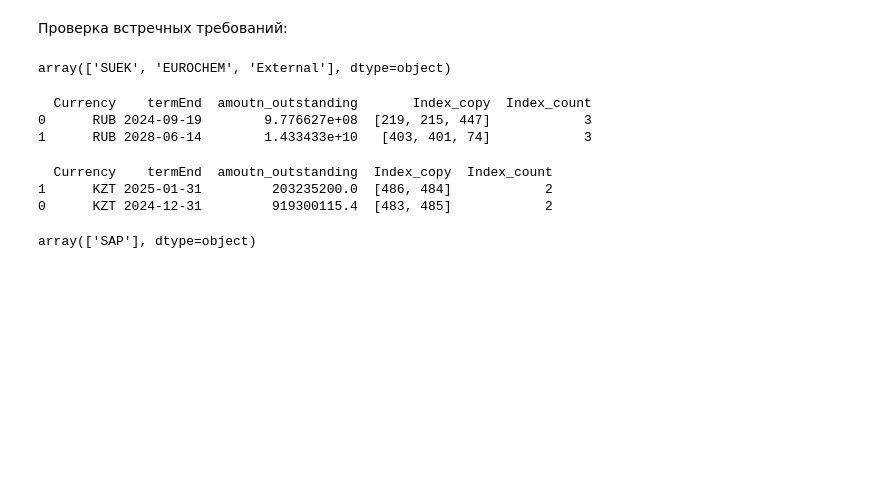
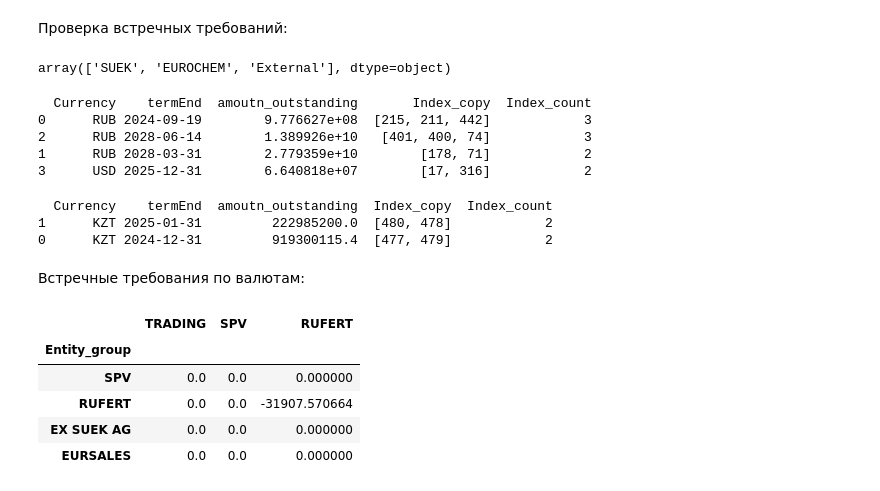
Before and after one commit to Lirollel/Work_AIM_Jupyter-Python-Pandas, a Jupyter notebook: OCP/Debt/Debt.ipynb, the cells around one changed output. Cells and saved outputs as stored; diff of their text form; code cells hidden in the pictures; blank space fills up the shorter version.

```diff
--- a/OCP/Debt/Debt.ipynb
+++ b/OCP/Debt/Debt.ipynb
@@ -14,4 +3,14 @@ from datetime import date
 # %%
+Today = '2024-06-30'
+Mounth = 'Jun'
+
+print_Debt = False
+print_counterclaims = True
+excel_tofolder_on_Z = False
+
+import pandas as pd
+import numpy as np
+from datetime import date
 import sys
 sys.path.append("C:\\Users\\KlimovaAnnaA\\Documents\\MyFiles\\Projects\\OCP")
 from Defs import merge_SalesUnits
@@ -232,12 +231,12 @@ for group in ['SUEK', 'EUROCHEM']:
         new_list(data_export, file, 'SQL', index=True)
 # %% [output]
   Currency    termEnd  amoutn_outstanding       Index_copy  Index_count
-0      RUB 2024-09-19        9.776627e+08  [219, 215, 447]            3
-1      RUB 2028-06-14        1.433433e+10   [403, 401, 74]            3
+0      RUB 2024-09-19        9.776627e+08  [215, 211, 442]            3
+2      RUB 2028-06-14        1.389926e+10   [401, 400, 74]            3
+1      RUB 2028-03-31        2.779359e+10        [178, 71]            2
+3      USD 2025-12-31        6.640818e+07        [17, 316]            2
   Currency    termEnd  amoutn_outstanding  Index_copy  Index_count
-1      KZT 2025-01-31         203235200.0  [486, 484]            2
-0      KZT 2024-12-31         919300115.4  [483, 485]            2
+1      KZT 2025-01-31         222985200.0  [480, 478]            2
+0      KZT 2024-12-31         919300115.4  [477, 479]            2
-# %%
-data_export['##origin_name'].unique()
-# %% [output]
-array(['SAP'], dtype=object)
+# %% [markdown]
+Встречные требования по валютам:
@@ -243,0 +298,14 @@ array(['SAP'], dtype=object)
+# %%
+matrix_df
+# Entity_group_list
+# data_E_to_C_holding
+pivot
+
+ccy_df
+# %% [output]
+|  | TRADING | SPV | RUFERT |
+| Entity_group |  |  |  |
+| SPV | 0.0 | 0.0 | 0.000000 |
+| RUFERT | 0.0 | 0.0 | -31907.570664 |
+| EX SUEK AG | 0.0 | 0.0 | 0.000000 |
+| EURSALES | 0.0 | 0.0 | 0.000000 |
```
Also changed, not shown: parts of 5 cells of this notebook, 5 other files.
